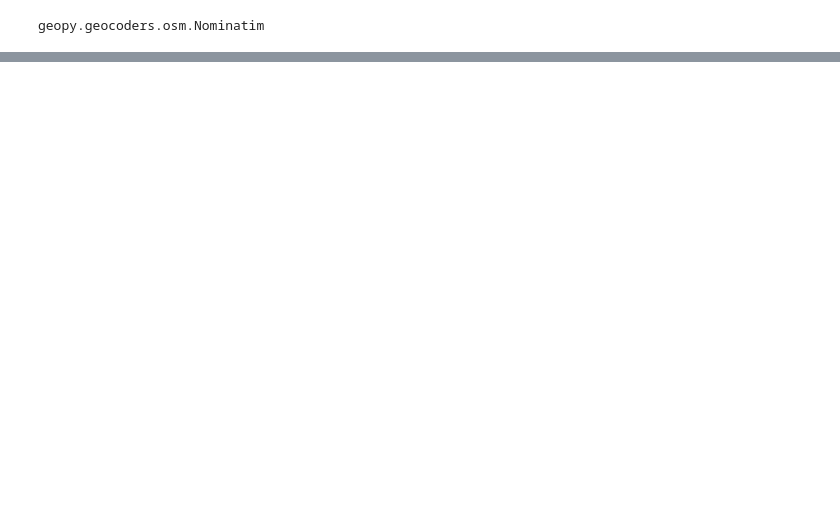
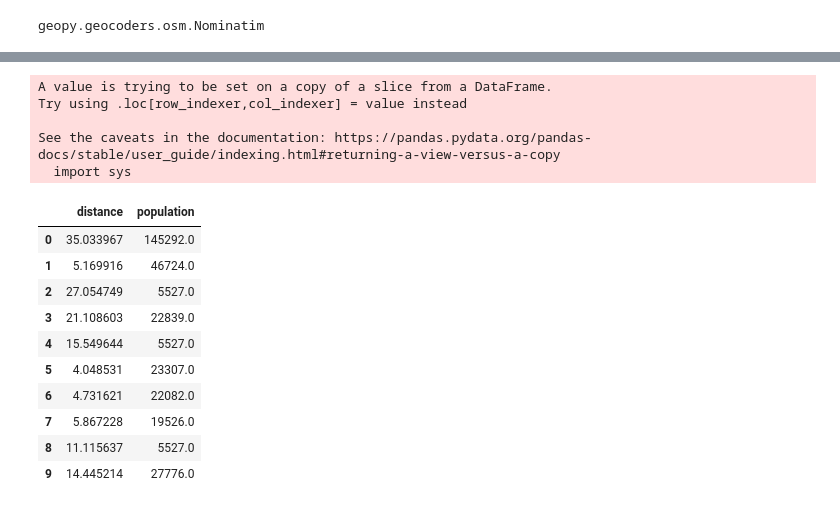
Before and after one commit to kenwelsh/Tanzania_Water_Pump, a Jupyter notebook: supplemental_population.ipynb, the cells around one changed output, grey strips where cells are left out. Saved outputs shown, nothing was run; the diff lists cells and outputs as text; code cells hidden in the pictures; blank space fills up the shorter version.

```diff
--- a/supplemental_population.ipynb
+++ b/supplemental_population.ipynb
@@ -62,0 +99,10 @@ location = geolocator.reverse(test_coord)
+# %%
+# create a combined pandas dataframe with lat/lon
+
+ref_coord = [51.5073219,-0.1276474]
+
+# city_pop_df['geo_loc'] = city_pop_df['latitude'].astype(str) + "," + city_pop_df['longitude'].astype(str)
+city_pop_df['geo_loc'] = city_pop_df[['latitude','longitude']].values.tolist()
+city_pop_df['distance'] = city_pop_df['geo_loc'].apply(haversine,args=(ref_coord,))
+
+city_pop_df['distance']
@@ -69,6 +128,12 @@ water_df = pd.read_sql_query("SELECT * from pump_it_up_training_set", con)
 
 con.close()
 
+# Create a combined column with lat/lon and drop long where 0
+water_df['longitude'] = water_df['longitude'].astype(float)
+water_df['geo_loc'] = water_df[['latitude','longitude']].values.tolist()
+
+water_test = water_df.head(10)
+
 # Verify that result of SQL query is stored in the dataframe
 water_df
 # %% [output]
@@ -87,0 +153,31 @@ water_df
+# %%
+def compare_distance(ref, df, pos):
+    city_distance_list = []
+#     for index, row in df.iterrows():
+#         city_distance_list.append([haversine(ref,row['geo_loc']),row['population']])
+
+#     sort_list = sorted(city_distance_list)
+    df['distance'] = df['geo_loc'].apply(haversine,args=(ref,))
+    closest_cities = df[['distance','population']].sort_values(by=['distance'])
+
+#     print(closest_cities.iloc[pos])
+    return closest_cities.iloc[pos]
+# %%
+water_test['geo_loc'].apply(compare_distance, args=(city_pop_df[['geo_loc','population']],0,))
+# %% [output]
+A value is trying to be set on a copy of a slice from a DataFrame.
+Try using .loc[row_indexer,col_indexer] = value instead
+
+See the caveats in the documentation: https://pandas.pydata.org/pandas-docs/stable/user_guide/indexing.html#returning-a-view-versus-a-copy
+  import sys
+|  | distance | population |
+| 0 | 35.033967 | 145292.0 |
+| 1 | 5.169916 | 46724.0 |
+| 2 | 27.054749 | 5527.0 |
+| 3 | 21.108603 | 22839.0 |
+| 4 | 15.549644 | 5527.0 |
+| 5 | 4.048531 | 23307.0 |
+| 6 | 4.731621 | 22082.0 |
+| 7 | 5.867228 | 19526.0 |
+| 8 | 11.115637 | 5527.0 |
+| 9 | 14.445214 | 27776.0 |
```
Also changed, not shown: parts of 12 cells of this notebook.
